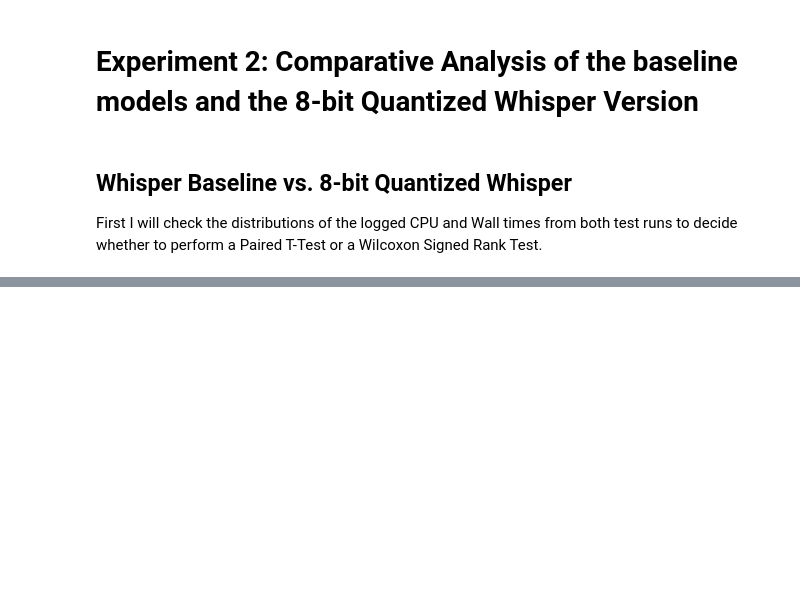
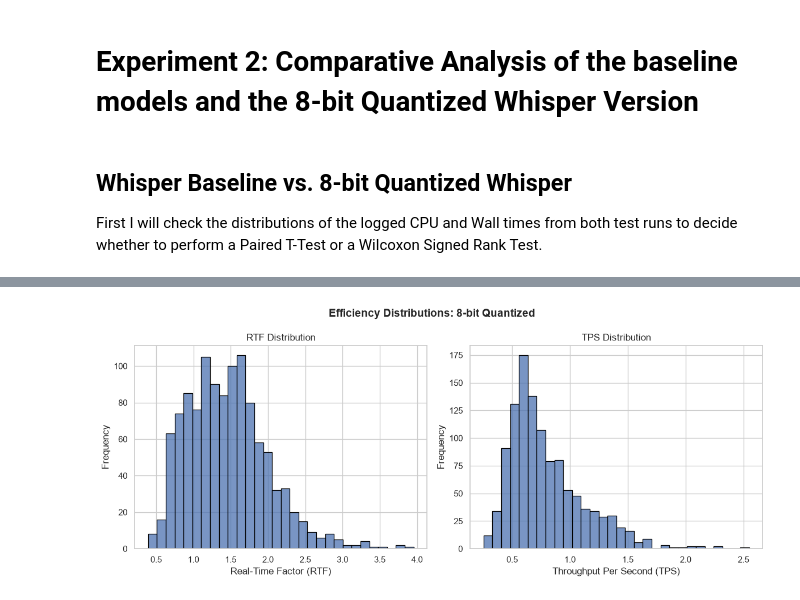
Before and after one commit to AmalieSommer/thesis_multi_speaker_asr, a Jupyter notebook: notebooks/model_comparison_analysis.ipynb, the cells around one changed output, grey strips where cells are left out. Saved outputs shown, nothing was run; the diff lists cells and outputs as text; code cells hidden in the pictures; blank space fills up the shorter version.

```diff
--- a/notebooks/model_comparison_analysis.ipynb
+++ b/notebooks/model_comparison_analysis.ipynb
@@ -53,0 +191,4 @@ efficiency_baseline_df.head(10)
+# %%
+plot_simple_histograms(int8_df, '8-bit Quantized')
+# %% [output]
+[figure, added]
```
Also changed, not shown: parts of 44 cells of this notebook, 3 other files.
